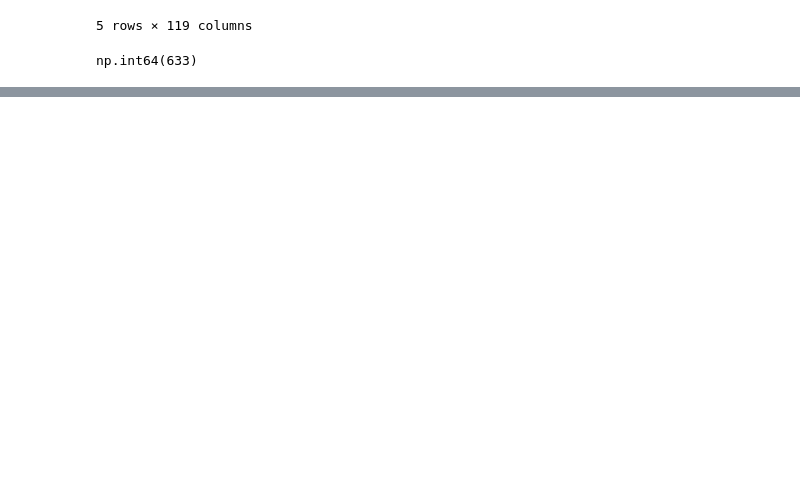
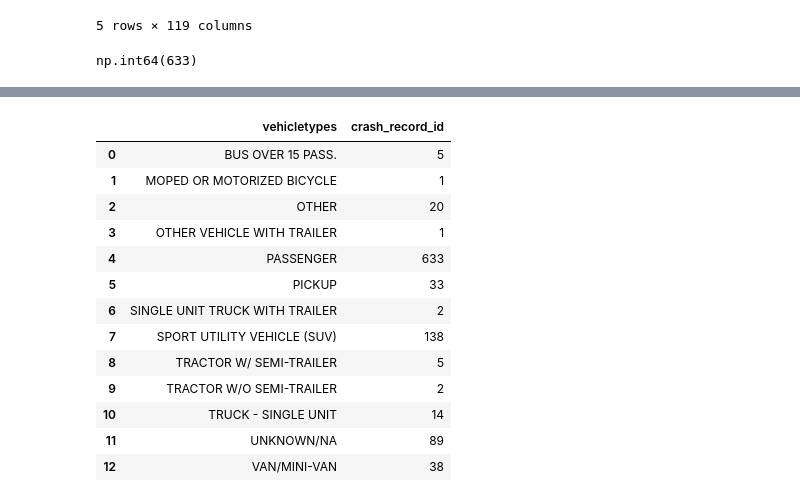
Before and after one commit to ruairiodonohoe/building_pipelines, a Jupyter notebook: ch5/ch5.ipynb, the cells around one changed output, grey strips where cells are left out. Cells and saved outputs as stored; diff of their text form; code cells hidden in the pictures; blank space fills up the shorter version.

```diff
--- a/ch5/ch5.ipynb
+++ b/ch5/ch5.ipynb
@@ -115,0 +140,38 @@ np.int64(633)
+# %%
+def get_transformed_data(crash_file, vehicle_file):
+
+    # import data
+    df_crashes = pd.read_csv(f"{crash_file}")
+    df_vehicles= pd.read_csv(f"{vehicle_file}")
+
+    # remove specified missing values
+    under_threshold_removed = df_crashes.dropna(axis='index', thresh=2, inplace=False)
+    under_threshold_rows = df_crashes[~df_crashes.index.isin(under_threshold_removed.index)]
+    df_crashes.fillna(value={'report_type': 'ON SCENE'}, inplace=True)
+
+    # merge crashes and vehicles
+    df = df_crashes.merge(df_vehicles, how='left', on='crash_record_id', suffixes=('_left','_right'))
+    df_agg = df.groupby('vehicle_type').agg({'crash_record_id': 'count'}).reset_index()
+
+    # transform column names for output data
+    vehicle_mapping = {'vehicle_type':'vehicletypes'}
+    df_agg = df_agg.rename(columns=vehicle_mapping)
+
+    return df_agg
+# %%
+get_transformed_data(crash_data_file, vehicle_data_file)
+# %% [output]
+|  | vehicletypes | crash_record_id |
+| 0 | BUS OVER 15 PASS. | 5 |
+| 1 | MOPED OR MOTORIZED BICYCLE | 1 |
+| 2 | OTHER | 20 |
+| 3 | OTHER VEHICLE WITH TRAILER | 1 |
+| 4 | PASSENGER | 633 |
+| 5 | PICKUP | 33 |
+| 6 | SINGLE UNIT TRUCK WITH TRAILER | 2 |
+| 7 | SPORT UTILITY VEHICLE (SUV) | 138 |
+| 8 | TRACTOR W/ SEMI-TRAILER | 5 |
+| 9 | TRACTOR W/O SEMI-TRAILER | 2 |
+| 10 | TRUCK - SINGLE UNIT | 14 |
+| 11 | UNKNOWN/NA | 89 |
+| 12 | VAN/MINI-VAN | 38 |
```
Also changed, not shown: parts of 9 cells of this notebook.
